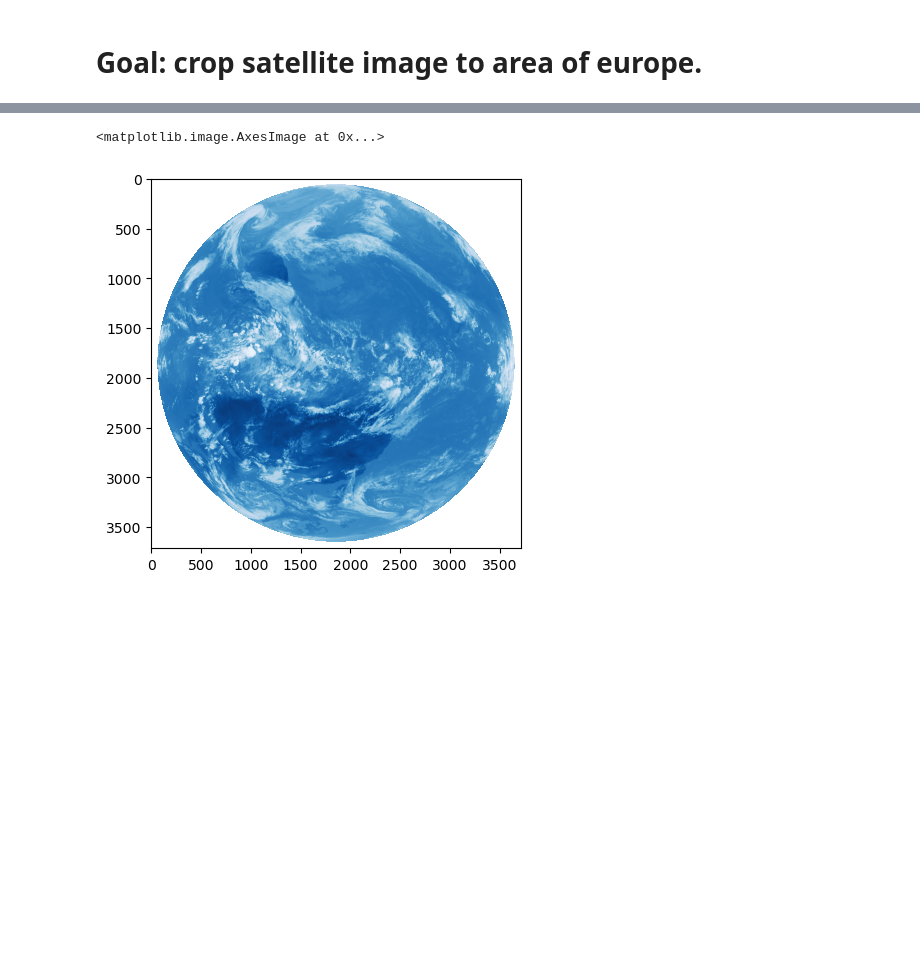
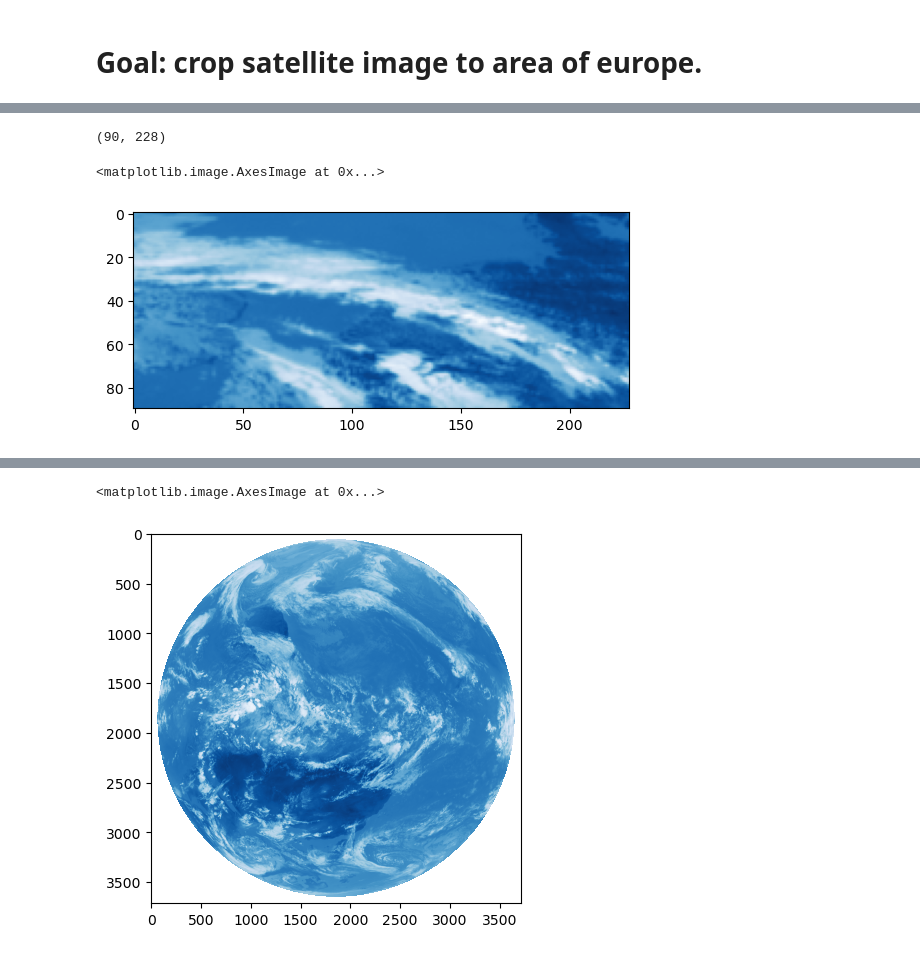
Before and after one commit to masterkram/bsc_thesis, a Jupyter notebook: sandbox/reprojection.ipynb, the cells around one changed output, grey strips where cells are left out. Drawn from its saved outputs; the diff is of its cells as text; code cells hidden in the pictures; blank space fills up the shorter version.

```diff
--- a/sandbox/reprojection.ipynb
+++ b/sandbox/reprojection.ipynb
@@ -49,3 +71,15 @@ ValueError: Can't compare areas of different types
+# %%
+mi_area_dos = create_area_def('my_area', projection=pp,
+                              width=300, height=300,
+                              area_extent=[0, 50, 10, 55], units="deg")
+# %%
+test = scn.crop(mi_area_dos)
+print(test['IR_016'].values.shape)
+plt.imshow(np.flipud(np.fliplr(test['IR_120'])), cmap='Blues')
+# %% [output]
+(90, 228)
+<matplotlib.image.AxesImage at 0x...>
+[figure, added]
 # %%
 crs = result['IR_120'].attrs['area'].to_cartopy_crs()
 ax = plt.axes(projection=crs)
```
Also changed, not shown: parts of 11 cells of this notebook, 14 other files.
